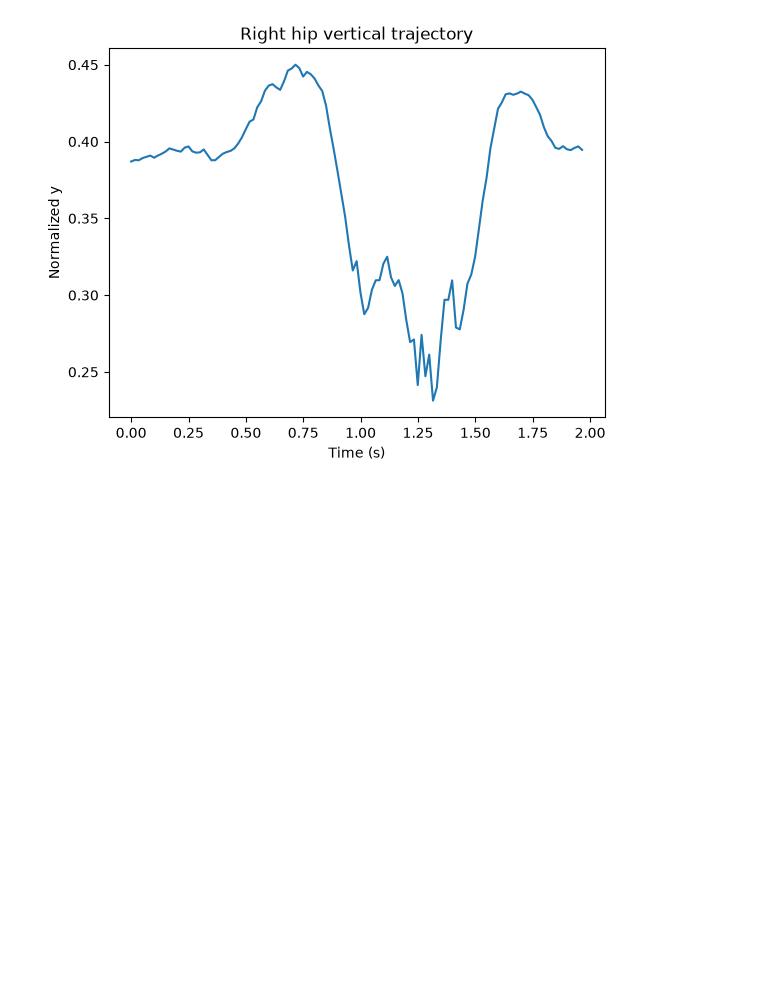
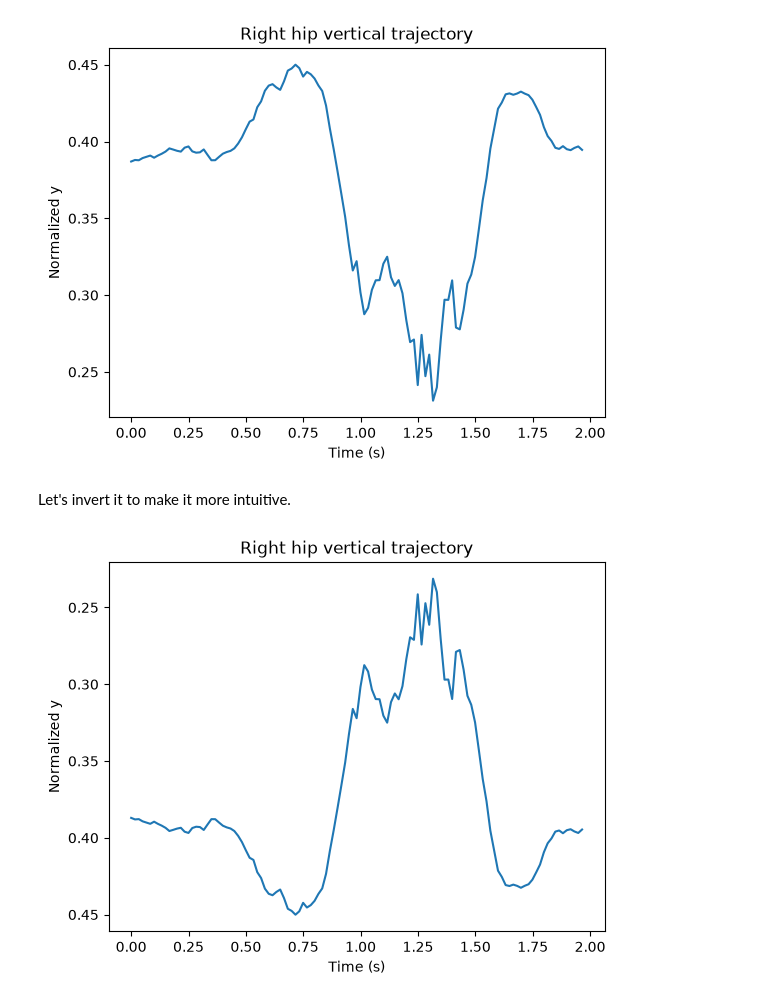
Before and after one commit to EstebanHuriot/BackflipAnalysis, a Jupyter notebook: computer_vision/yolo.ipynb, the cells around one changed output. Cells and saved outputs as stored; diff of their text form; code cells hidden in the pictures; blank space fills up the shorter version.

```diff
--- a/computer_vision/yolo.ipynb
+++ b/computer_vision/yolo.ipynb
@@ -163,3 +162,15 @@ plt.title("Right hip vertical trajectory")
 plt.show()
 # %% [output]
 [figure]
+# %% [markdown]
+Let's invert it to make it more intuitive.
+# %%
+hip = df[df["keypoint"] == "right_hip"]
+plt.gca().invert_yaxis()
+plt.plot(hip["time"], hip["y"])
+plt.xlabel("Time (s)")
+plt.ylabel("Normalized y")
+plt.title("Right hip vertical trajectory")
+plt.show()
+# %% [output]
+[figure, added]
```
Also changed, not shown: parts of 4 cells of this notebook.
